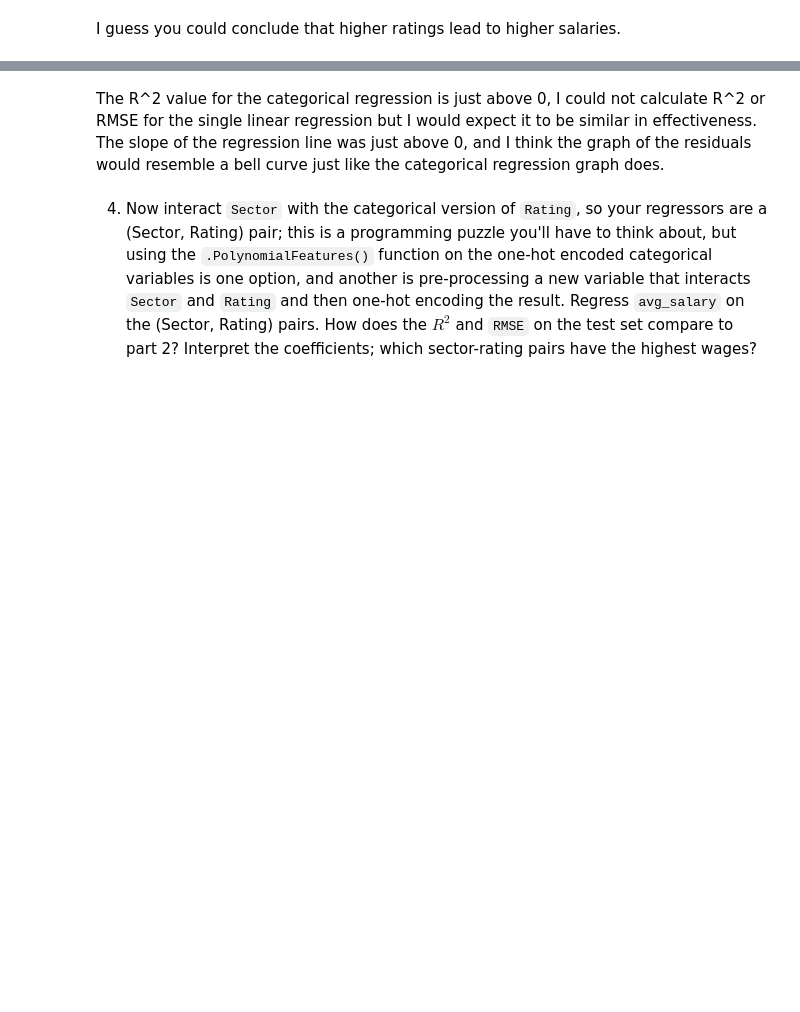
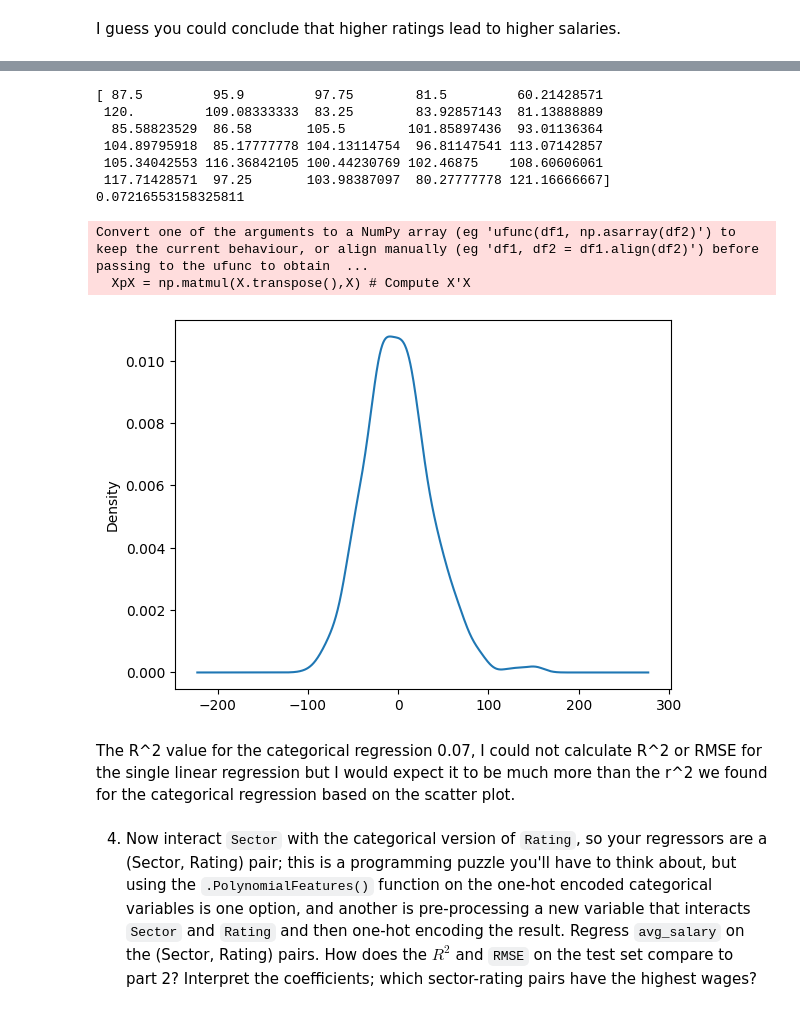
Before and after one commit to chrisk-woods/assignment4, a Jupyter notebook: assignment4.ipynb, the cells around one changed output, grey strips where cells are left out. Drawn from its saved outputs; the diff is of its cells as text; code cells hidden in the pictures; blank space fills up the shorter version.

Commit message:
fixed all but one problem
Still getting a wonky r^2 on one of the models, but plan on going into office hours to ask about it. Fixed most of it though!

```diff
--- a/assignment4.ipynb
+++ b/assignment4.ipynb
@@ -666,5 +669,5 @@ ValueError: shapes (728,1) and (728,) not aligned: 1 (dim 1) != 728 (dim 0)
 # %% [markdown]
 I guess you could conclude that higher ratings lead to higher salaries.
 # %%
-ddf = pd.get_dummies(X)
+ddf = pd.get_dummies(df['Rating'])
 ddf.head()
@@ -707,4 +682,34 @@ print(RMSE_lm)
+# %%
+x=ddf
+y=df['avg_salary']
+# One-step multilinear regression:
+def mlr(X,y): # Multiple linear regression, matrix algebra approach
+    XpX = np.matmul(X.transpose(),X) # Compute X'X
+    Xpy = np.matmul(X.transpose(),y) # Compute X'y
+    b = np.linalg.solve(XpX, Xpy) # Solve normal equations
+    y_hat = np.matmul(X,b) # Compute predictions
+    residuals = y-y_hat # Compute residuals
+    SSE =  np.inner(residuals,residuals) # Compute SSE
+    rsq = 1 - SSE/np.inner( y-np.mean(y),y-np.mean(y)) # Compute Rsq
+    return({'b':b,'y_hat':y_hat,'residuals':residuals,'rsq':rsq,'SSE':SSE})
+
+reg = mlr(x,y)
+
+print(reg['b']) # Print coefficients
+reg['residuals'].plot.kde() # Plot residuals
+print(reg['rsq']) # R-squared measure of model fit
+# %% [output]
+[ 87.5         95.9         97.75        81.5         60.21428571
+ 120.         109.08333333  83.25        83.92857143  81.13888889
+  85.58823529  86.58       105.5        101.85897436  93.01136364
+ 104.89795918  85.17777778 104.13114754  96.81147541 113.07142857
+ 105.34042553 116.36842105 100.44230769 102.46875    108.60606061
+ 117.71428571  97.25       103.98387097  80.27777778 121.16666667]
+0.07216553158325811
+Convert one of the arguments to a NumPy array (eg 'ufunc(df1, np.asarray(df2)') to keep the current behaviour, or align manually (eg 'df1, df2 = df1.align(df2)') before passing to the ufunc to obtain  ...
+  XpX = np.matmul(X.transpose(),X) # Compute X'X
+[figure, added]
 # %% [markdown]
-The R^2 value for the categorical regression is just above 0, I could not calculate R^2 or RMSE for the single linear regression but I would expect it to be similar in effectiveness. The slope of the regression line was just above 0, and I think the graph of the residuals would resemble a bell curve just like the categorical regression graph does.
+The R^2 value for the categorical regression 0.07, I could not calculate R^2 or RMSE for the single linear regression but I would expect it to be much more than the r^2 we found for the categorical regression based on the scatter plot.
 # %% [markdown]
   4. Now interact `Sector` with the categorical version of `Rating`, so your regressors are a (Sector, Rating) pair; this is a programming puzzle you'll have to think about, but using the `.PolynomialFeatures()` function on the one-hot encoded categorical variables is one option, and another is pre-processing a new variable that interacts `Sector` and `Rating` and then one-hot encoding the result. Regress `avg_salary` on the (Sector, Rating) pairs. How does the $R^2$ and `RMSE` on the test set compare to part 2? Interpret the coefficients; which sector-rating pairs have the highest wages?
```
Also changed, not shown: parts of 26 cells of this notebook.
